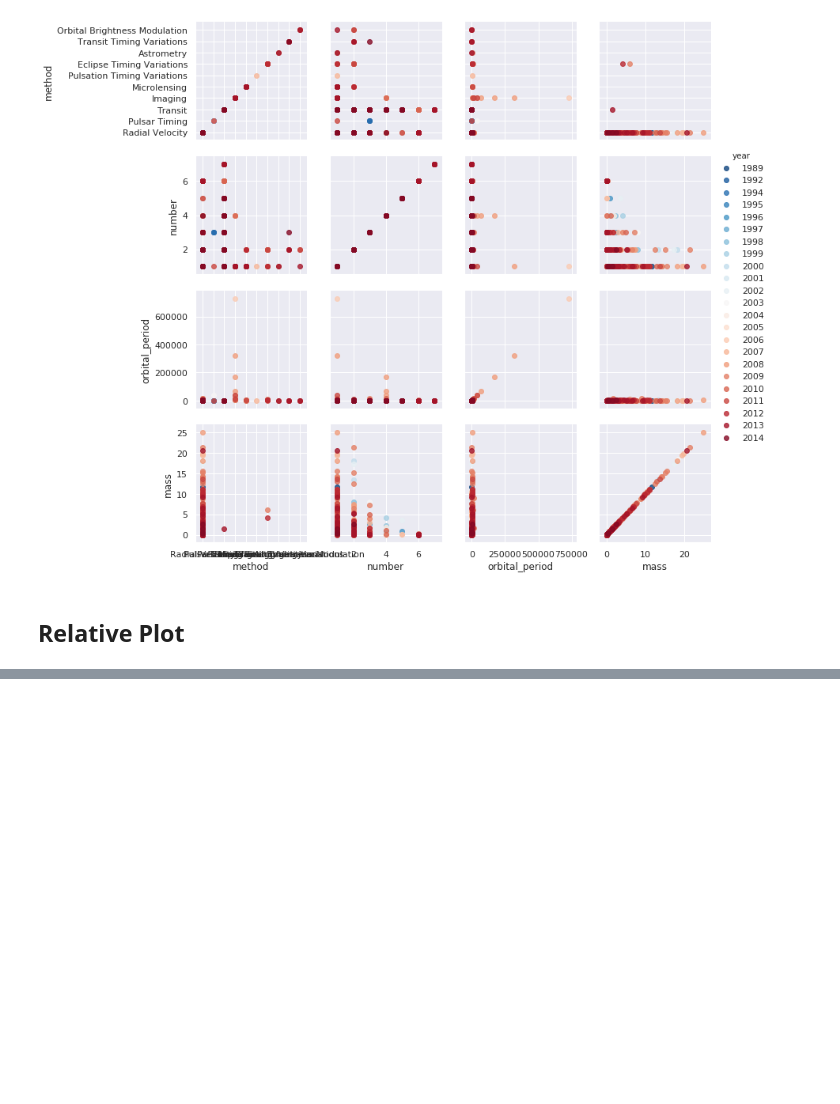
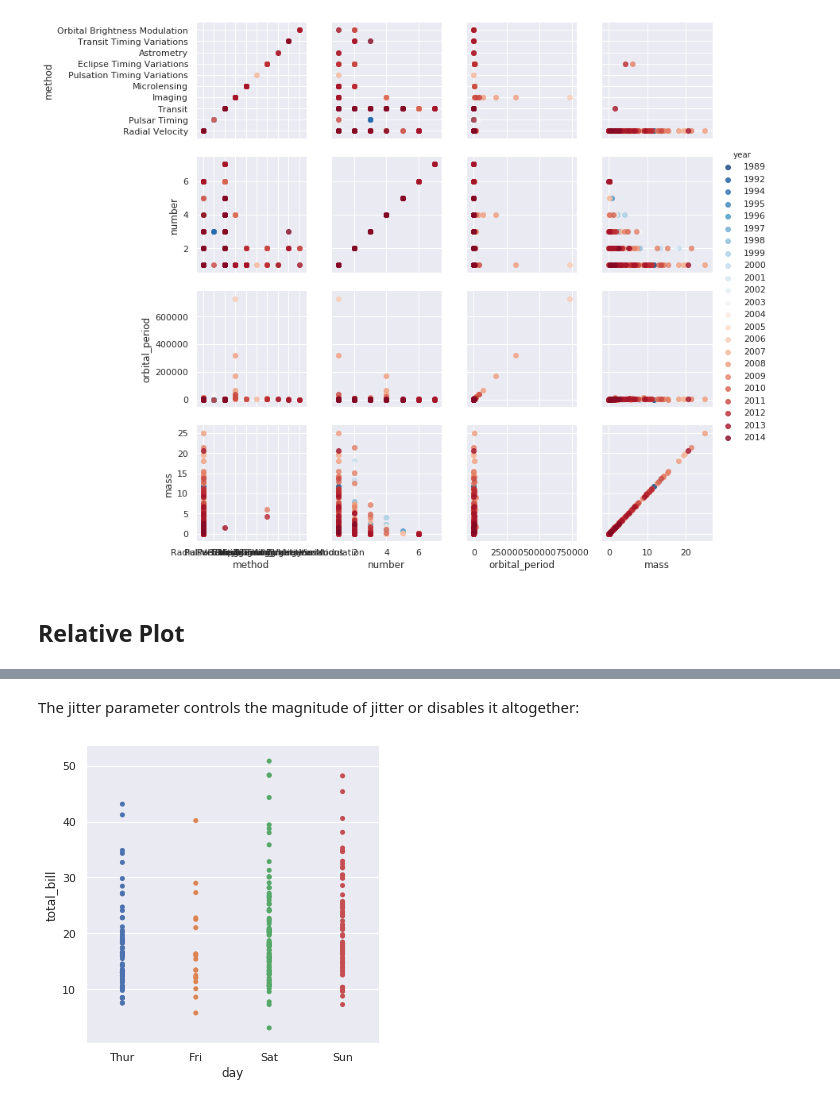
Before and after one commit to Deepshikha05/Visualization-in-Python, a Jupyter notebook: seaborn/seaborn.ipynb, the cells around one changed output, grey strips where cells are left out. Cells and saved outputs as stored; diff of their text form; code cells hidden in the pictures; blank space fills up the shorter version.

```diff
--- a/seaborn/seaborn.ipynb
+++ b/seaborn/seaborn.ipynb
@@ -249,0 +256,6 @@ g.fig.autofmt_xdate()
+# %% [markdown]
+The jitter parameter controls the magnitude of jitter or disables it altogether:
+# %%
+sns.catplot(x="day", y="total_bill", jitter=False, data=tips);
+# %% [output]
+[figure, added]
```
Also changed, not shown: parts of 46 cells of this notebook.
